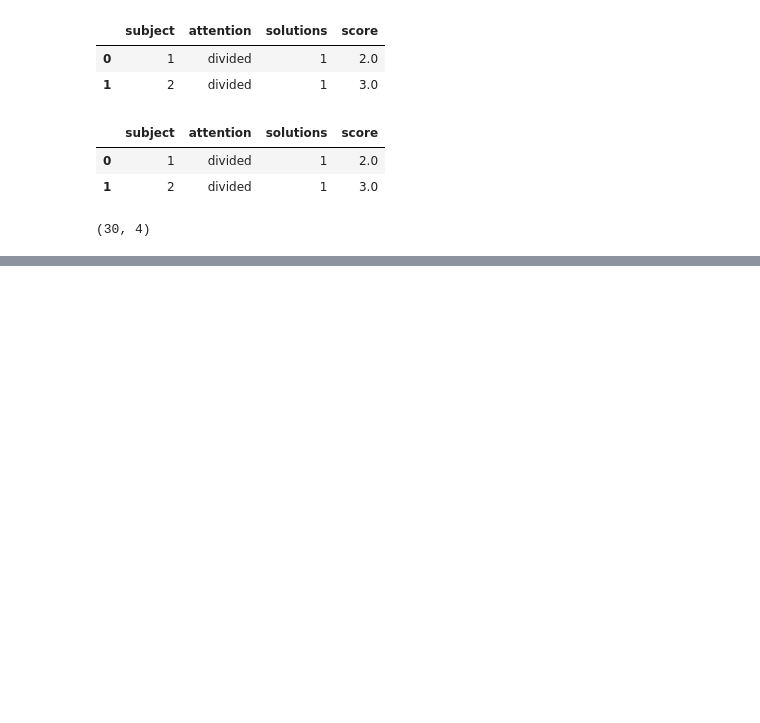
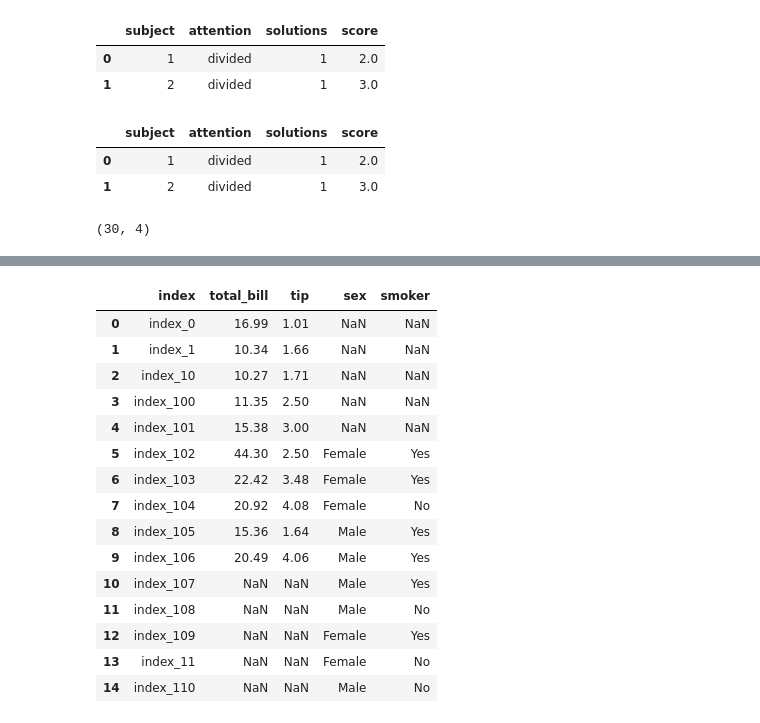
Before and after one commit to datacuriosity/MCI_Python_28S_Level_1, a Jupyter notebook: Lectures/live_lecture_06.ipynb, the cells around one changed output, grey strips where cells are left out. Cells and saved outputs as stored; diff of their text form; code cells hidden in the pictures; blank space fills up the shorter version.

```diff
--- a/Lectures/live_lecture_06.ipynb
+++ b/Lectures/live_lecture_06.ipynb
@@ -298,0 +435,2 @@ attention_30_df.shape
+# %%
+tip_df.sort_values('total', ascending=False, inplace=True)
@@ -298,0 +453,6 @@ attention_30_df.shape
+# %%
+left = tip_df.sort_index().iloc[:10, :2]
+right = tip_df.sort_index().iloc[5: 15, 2: 4]
+
+left = left.reset_index()
+right = right.reset_index()
@@ -298,0 +470,19 @@ attention_30_df.shape
+# %%
+left.merge(right, on='index', how='outer')
+# %% [output]
+|  | index | total_bill | tip | sex | smoker |
+| 0 | index_0 | 16.99 | 1.01 | NaN | NaN |
+| 1 | index_1 | 10.34 | 1.66 | NaN | NaN |
+| 2 | index_10 | 10.27 | 1.71 | NaN | NaN |
+| 3 | index_100 | 11.35 | 2.50 | NaN | NaN |
+| 4 | index_101 | 15.38 | 3.00 | NaN | NaN |
+| 5 | index_102 | 44.30 | 2.50 | Female | Yes |
+| 6 | index_103 | 22.42 | 3.48 | Female | Yes |
+| 7 | index_104 | 20.92 | 4.08 | Female | No |
+| 8 | index_105 | 15.36 | 1.64 | Male | Yes |
+| 9 | index_106 | 20.49 | 4.06 | Male | Yes |
+| 10 | index_107 | NaN | NaN | Male | Yes |
+| 11 | index_108 | NaN | NaN | Male | No |
+| 12 | index_109 | NaN | NaN | Female | Yes |
+| 13 | index_11 | NaN | NaN | Female | No |
+| 14 | index_110 | NaN | NaN | Male | No |
```
Also changed, not shown: parts of 32 cells of this notebook.
